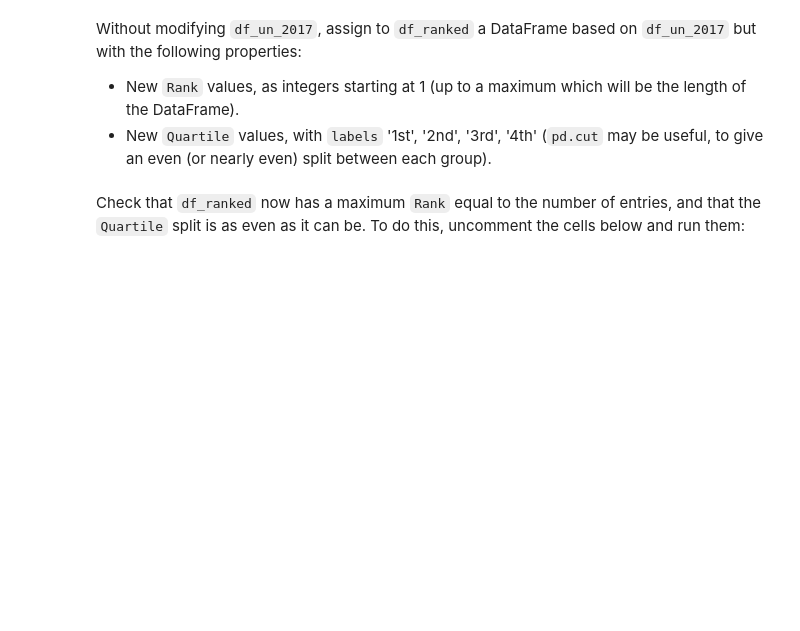
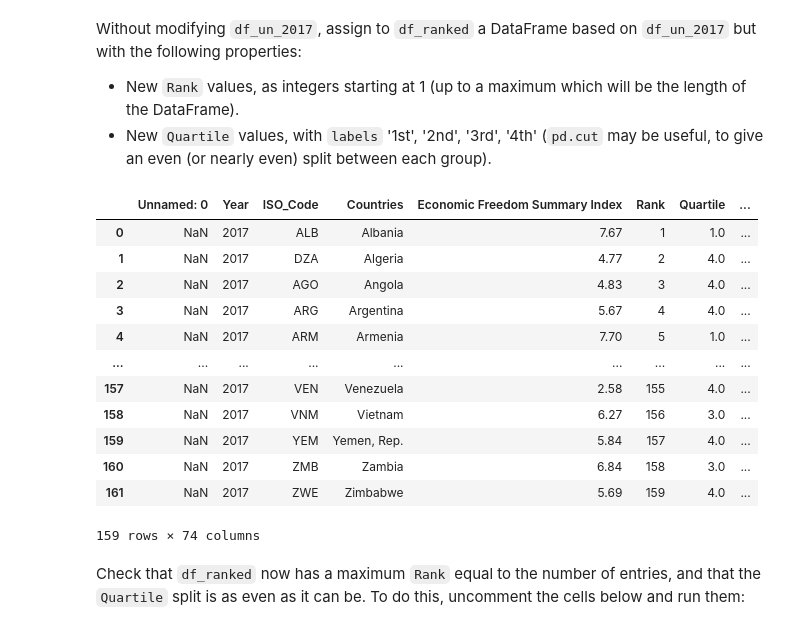
Before and after one commit to Louis-Bad/KATE_module-7, a Jupyter notebook: world_development_analysis/world_dev.ipynb, the cells around one changed output. Saved outputs shown, nothing was run; the diff lists cells and outputs as text; code cells hidden in the pictures; blank space fills up the shorter version.

```diff
--- a/world_development_analysis/world_dev.ipynb
+++ b/world_development_analysis/world_dev.ipynb
@@ -96,5 +96,8 @@ df
 Use a `lambda` function to `.rename()` columns such that any containing `[` only keep the text before that character:
 - assign the new DataFrame to `df_cols`
 - do not modify `df`
+# %%
+df_cols = df.rename(mapper=(lambda x: x.split('[', 1)[0] if '[' in x else x),
+                    axis=1)
 # %% [markdown]
 Now uncomment the cell below and run it:
@@ -107,3 +124,5 @@ Create a list of the `Alpha-3 code` values from `df_cols` but only including ent
 
 - After filtering the DataFrame, we can use the `.tolist()` method on a single column to get a list of the values
 - assign the list to `un_code_list`
+# %%
+un_code_list = df_cols[df_cols['Sovereignty'] == 'UN member state']['Alpha-3 code'].tolist()
@@ -120,6 +166,11 @@ Assign to `df_un_2017` a DataFrame which contains:
 - only entries where `Year` is `2017`
 
 Don't worry about any `Unnamed:` columns for now - we will remove them in the next function.
+# %%
+un_mask = eco['ISO_Code'].isin(un_code_list)
+year_mask = eco['Year'] == 2017
+
+df_un_2017 = eco[un_mask & year_mask]
 # %% [markdown]
 ## Step 7: Update ranking values
 # %% [markdown]
@@ -134,6 +201,27 @@ Without modifying `df_un_2017`, assign to `df_ranked` a DataFrame based on `df_u
 
 - New `Rank` values, as integers starting at 1 (up to a maximum which will be the length of the DataFrame).
 - New `Quartile` values, with `labels` '1st', '2nd', '3rd', '4th' (`pd.cut` may be useful, to give an even (or nearly even) split between each group).
+# %%
+df_ranked = df_un_2017.copy()
+df_ranked[df_ranked['Countries'].notna()]
+
+df_ranked['Rank'] = [ x for x in range(1, len(df_ranked)+1) ]
+
+df_ranked
+# %% [output]
+|  | Unnamed: 0 | Year | ISO_Code | Countries | Economic Freedom Summary Index | Rank | Quartile | ... |
+| 0 | NaN | 2017 | ALB | Albania | 7.67 | 1 | 1.0 | ... |
+| 1 | NaN | 2017 | DZA | Algeria | 4.77 | 2 | 4.0 | ... |
+| 2 | NaN | 2017 | AGO | Angola | 4.83 | 3 | 4.0 | ... |
+| 3 | NaN | 2017 | ARG | Argentina | 5.67 | 4 | 4.0 | ... |
+| 4 | NaN | 2017 | ARM | Armenia | 7.70 | 5 | 1.0 | ... |
+| ... | ... | ... | ... | ... | ... | ... | ... | ... |
+| 157 | NaN | 2017 | VEN | Venezuela | 2.58 | 155 | 4.0 | ... |
+| 158 | NaN | 2017 | VNM | Vietnam | 6.27 | 156 | 3.0 | ... |
+| 159 | NaN | 2017 | YEM | Yemen, Rep. | 5.84 | 157 | 4.0 | ... |
+| 160 | NaN | 2017 | ZMB | Zambia | 6.84 | 158 | 3.0 | ... |
+| 161 | NaN | 2017 | ZWE | Zimbabwe | 5.69 | 159 | 4.0 | ... |
+159 rows × 74 columns
 # %% [markdown]
 Check that `df_ranked` now has a maximum `Rank` equal to the number of entries, and that the `Quartile` split is as even as it can be. To do this, uncomment the cells below and run them:
 # %%
```
Also changed, not shown: parts of 14 cells of this notebook, 1 other file.
